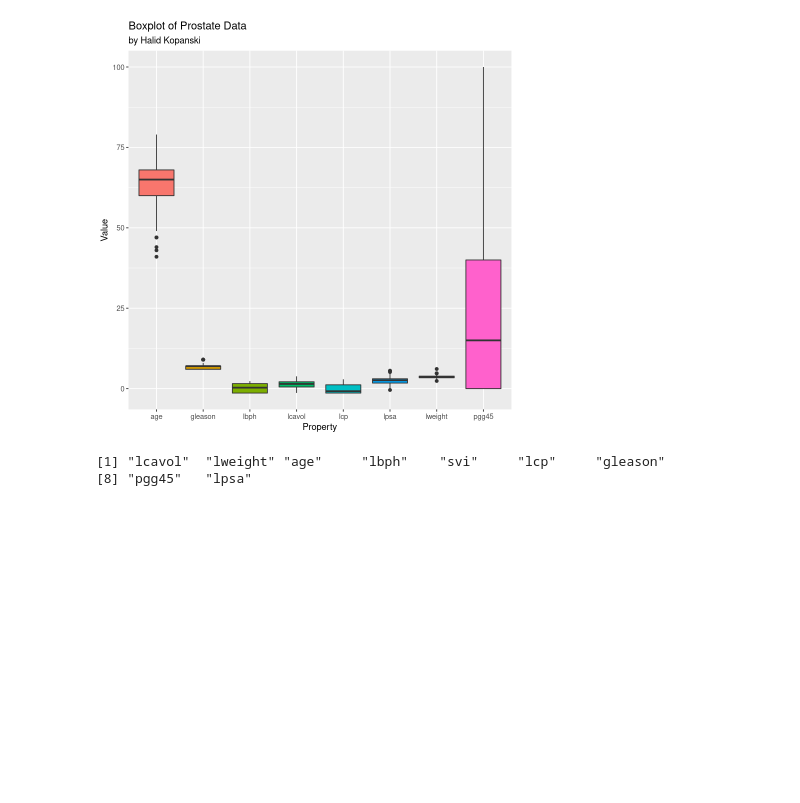
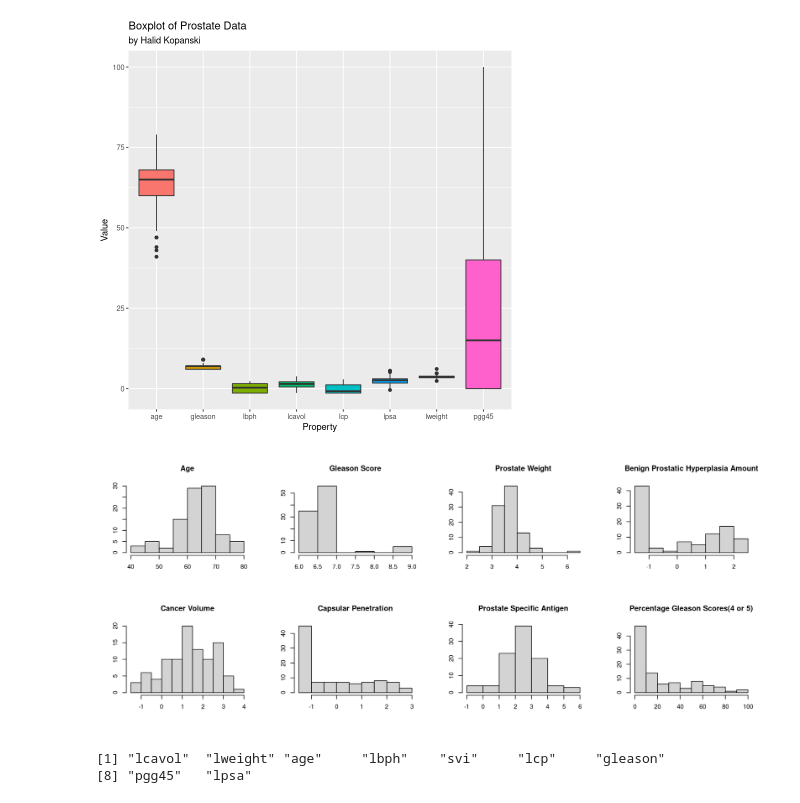
Before and after one commit to hkopanski/ST_503, a Jupyter notebook: HW1.ipynb, the cells around one changed output. Drawn from its saved outputs; the diff is of its cells as text; code cells hidden in the pictures; blank space fills up the shorter version.

```diff
--- a/HW1.ipynb
+++ b/HW1.ipynb
@@ -90,6 +86,19 @@ Warning message:
 [figure]
 [figure]
 [figure]
+# %%
+par(mfrow = c(2,4))
+options(repr.plot.width = 12, repr.plot.height = 5, repr.plot.res = 150)
+hist(prostate$age, main = "Age", xlab = "", ylab = "")
+hist(prostate$gleason, breaks = 8, main = "Gleason Score", xlab = "", ylab = "")
+hist(prostate$lweight, main = "Prostate Weight", xlab = "", ylab = "")
+hist(prostate$lbph, main = "Benign Prostatic Hyperplasia Amount", xlab = "", ylab = "")
+hist(prostate$lcavol, main = "Cancer Volume", xlab = "", ylab = "")
+hist(prostate$lcp, main = "Capsular Penetration", xlab = "", ylab = "")
+hist(prostate$lpsa, main = "Prostate Specific Antigen", xlab = "", ylab = "")
+hist(prostate$pgg45, main = "Percentage Gleason Scores(4 or 5)", xlab = "", ylab = "")
+# %% [output]
+[figure, added]
 # %%
 colnames(prostate)
 
```
Also changed, not shown: parts of 15 cells of this notebook, 6 other files.
